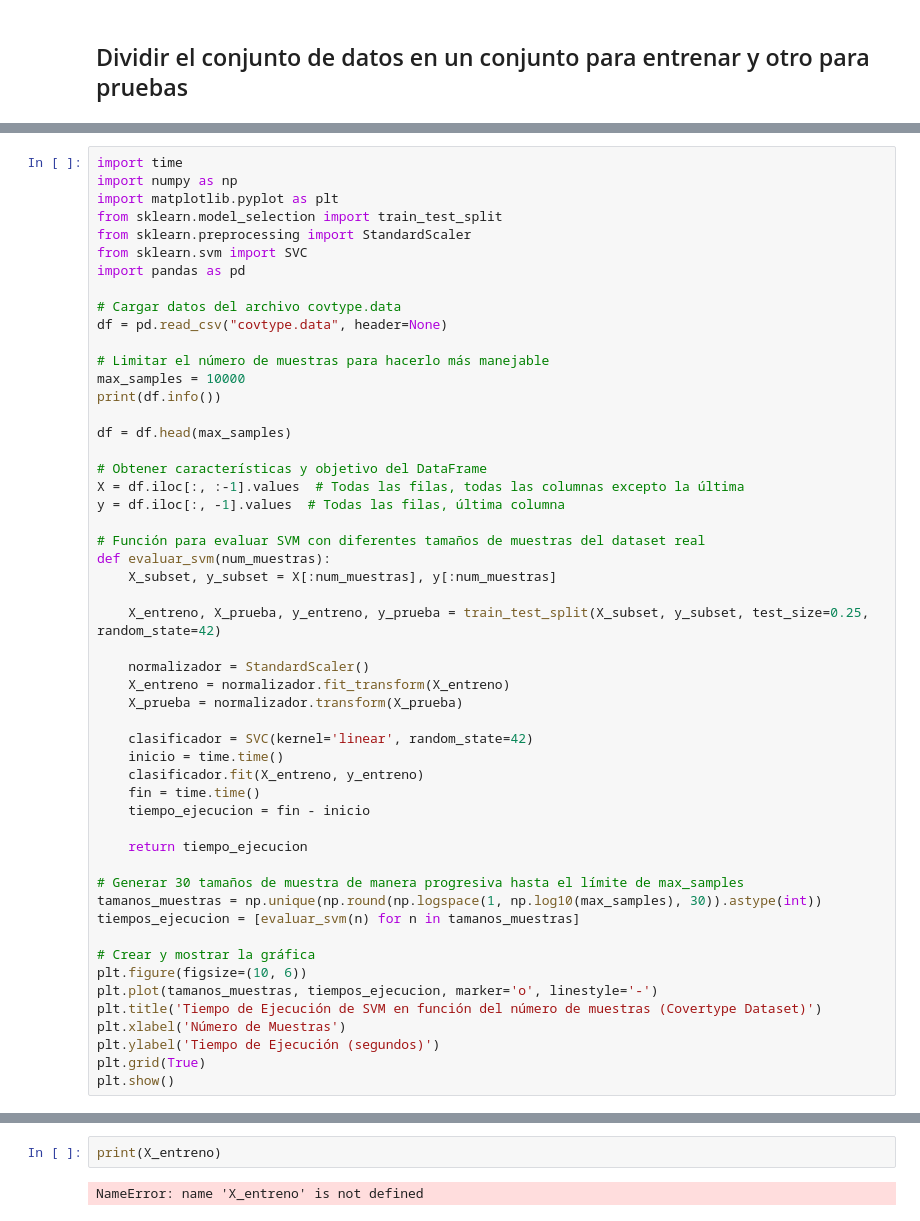
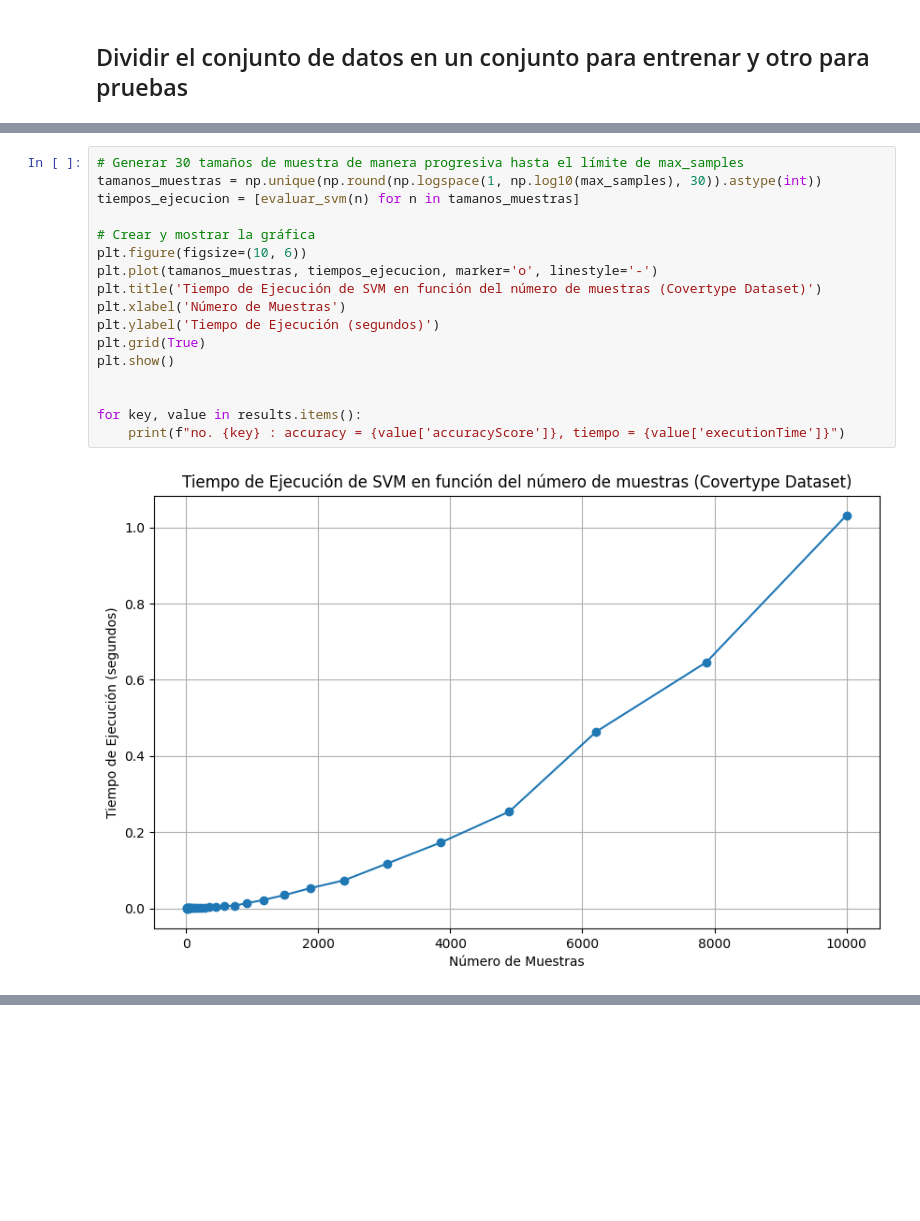
Before and after one commit to Kojimena/P2-ADA, a Jupyter notebook: 01-SVM.ipynb, the cells around one changed output, grey strips where cells are left out. Cells and saved outputs as stored; diff of their text form; blank space fills up the shorter version.

Commit message:
executionTime and accuracy SVM

```diff
--- a/01-SVM.ipynb
+++ b/01-SVM.ipynb
@@ -77,53 +102,19 @@ None
 # %%
-import time
-import numpy as np
-import matplotlib.pyplot as plt
-from sklearn.model_selection import train_test_split
-from sklearn.preprocessing import StandardScaler
-from sklearn.svm import SVC
-import pandas as pd
-
-# Cargar datos del archivo covtype.data
-df = pd.read_csv("covtype.data", header=None)
-
-# Limitar el número de muestras para hacerlo más manejable
-max_samples = 10000
-print(df.info())
-
-df = df.head(max_samples)
-
-# Obtener características y objetivo del DataFrame
-X = df.iloc[:, :-1].values  # Todas las filas, todas las columnas excepto la última
-y = df.iloc[:, -1].values  # Todas las filas, última columna
-
-# Función para evaluar SVM con diferentes tamaños de muestras del dataset real
-def evaluar_svm(num_muestras):
-    X_subset, y_subset = X[:num_muestras], y[:num_muestras]
-
-    X_entreno, X_prueba, y_entreno, y_prueba = train_test_split(X_subset, y_subset, test_size=0.25, random_state=42)
-
-    normalizador = StandardScaler()
-    X_entreno = normalizador.fit_transform(X_entreno)
-    X_prueba = normalizador.transform(X_prueba)
-
-    clasificador = SVC(kernel='linear', random_state=42)
-    inicio = time.time()
-    clasificador.fit(X_entreno, y_entreno)
-    fin = time.time()
-    tiempo_ejecucion = fin - inicio
-
-    return tiempo_ejecucion
-
 # Generar 30 tamaños de muestra de manera progresiva hasta el límite de max_samples
 tamanos_muestras = np.unique(np.round(np.logspace(1, np.log10(max_samples), 30)).astype(int))
 tiempos_ejecucion = [evaluar_svm(n) for n in tamanos_muestras]
 
 # Crear y mostrar la gráfica
 plt.figure(figsize=(10, 6))
 plt.plot(tamanos_muestras, tiempos_ejecucion, marker='o', linestyle='-')
 plt.title('Tiempo de Ejecución de SVM en función del número de muestras (Covertype Dataset)')
 plt.xlabel('Número de Muestras')
 plt.ylabel('Tiempo de Ejecución (segundos)')
 plt.grid(True)
 plt.show()
+
+
+for key, value in results.items():
+    print(f"no. {key} : accuracy = {value['accuracyScore']}, tiempo = {value['executionTime']}")
 # %% [output]
+[figure, new version]
@@ -148,4 +137,0 @@ None
-# %%
-print(X_entreno)
-# %% [output]
-NameError: name 'X_entreno' is not defined
```
Also changed, not shown: parts of 28 cells of this notebook.
